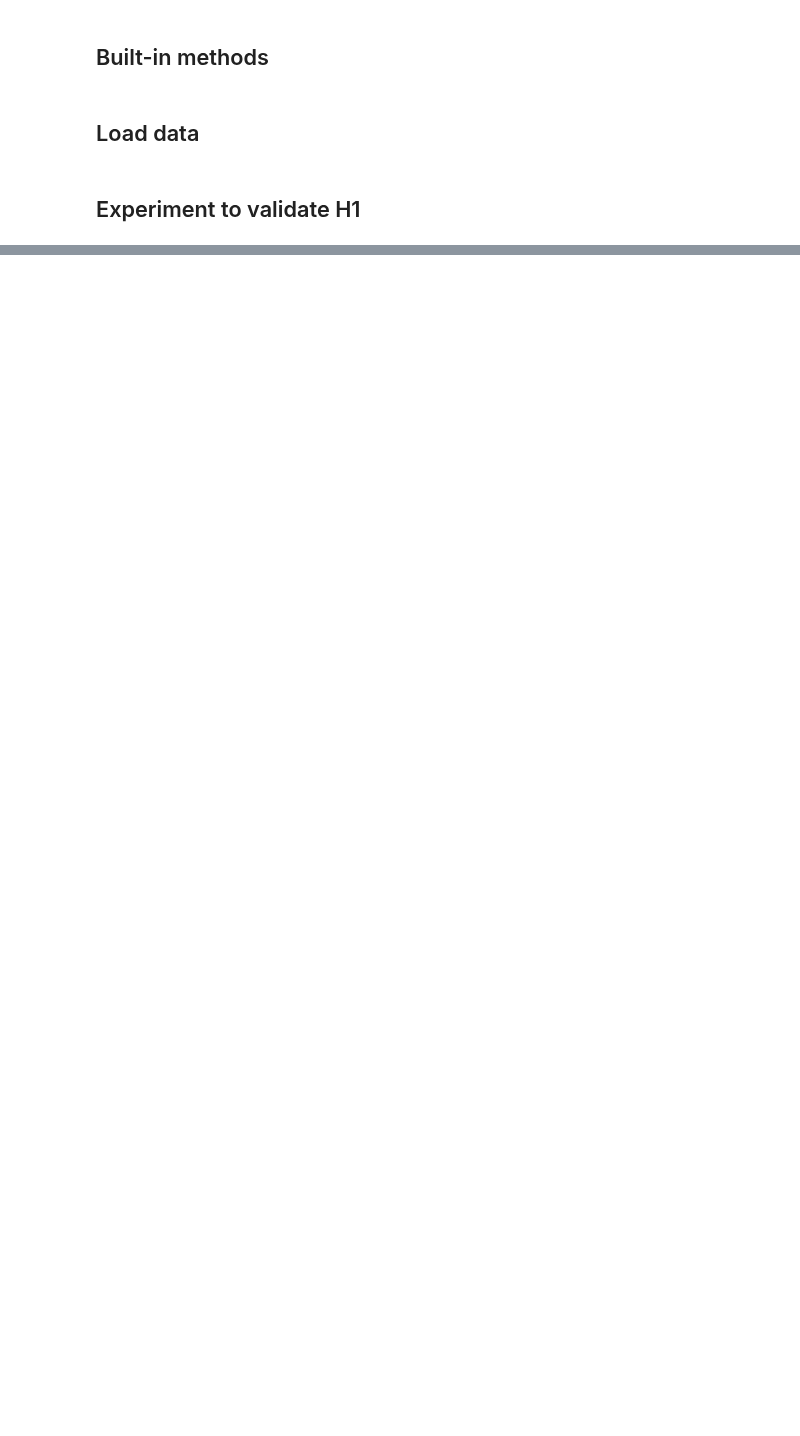
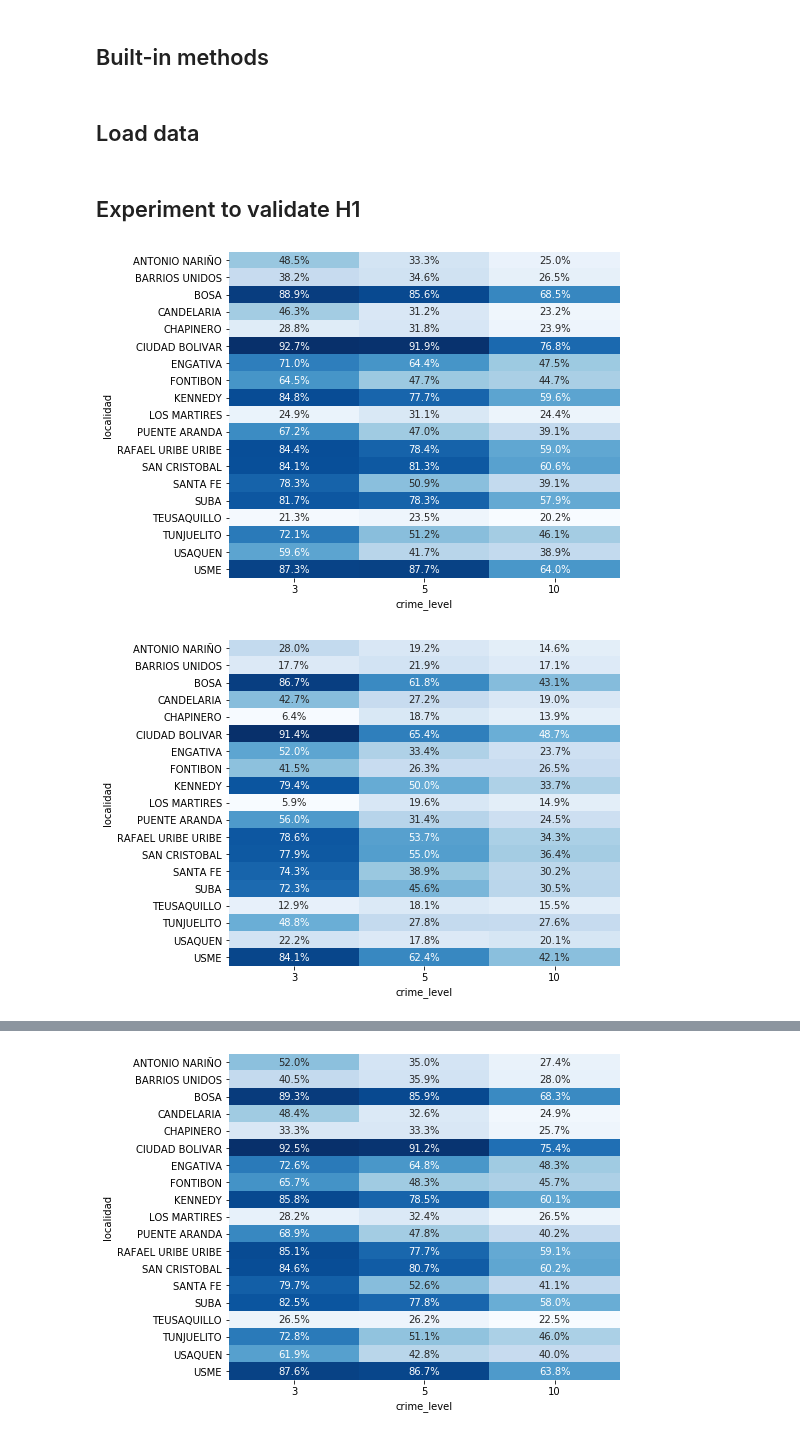
Before and after one commit to jrudascas/security_project, a Jupyter notebook: periodicity_experiments/experiment_04_predictability_localidad.ipynb, the cells around one changed output, grey strips where cells are left out. Saved outputs shown, nothing was run; the diff lists cells and outputs as text; code cells hidden in the pictures; blank space fills up the shorter version.

```diff
--- a/periodicity_experiments/experiment_04_predictability_localidad.ipynb
+++ b/periodicity_experiments/experiment_04_predictability_localidad.ipynb
@@ -246,9 +245,12 @@ name_experiment = ''
 # %%
 for lenWindow in timeWindows:
     predValues = predictability_experiment(df_by_date,lenWindow,localidadesList,Levels,lT)
     df_prediction = pd.DataFrame(predValues, columns=['crime_type', 'localidad','lenWindow','crime_level','predictability','contingency','constancy'])
     df_agressiveBehavior = df_prediction[df_prediction['crime_type']=='aggressiveBehavior']
     table_predictability_report(df_agressiveBehavior,lenWindow,localidadesList,levelCategories,name_experiment)
     table_constancy_report(df_agressiveBehavior,lenWindow,localidadesList,levelCategories,name_experiment)
-    crime_level = levelCategories[-1]
+    crime_level = '5'
     map_predictability(df_agressiveBehavior, crime_level, lenWindow,name_experiment)
+# %% [output]
+[figure, added]
+[figure, added]
@@ -254,0 +258 @@ for lenWindow in timeWindows:
+[figure, added]
```
Also changed, not shown: parts of 5 cells of this notebook.
